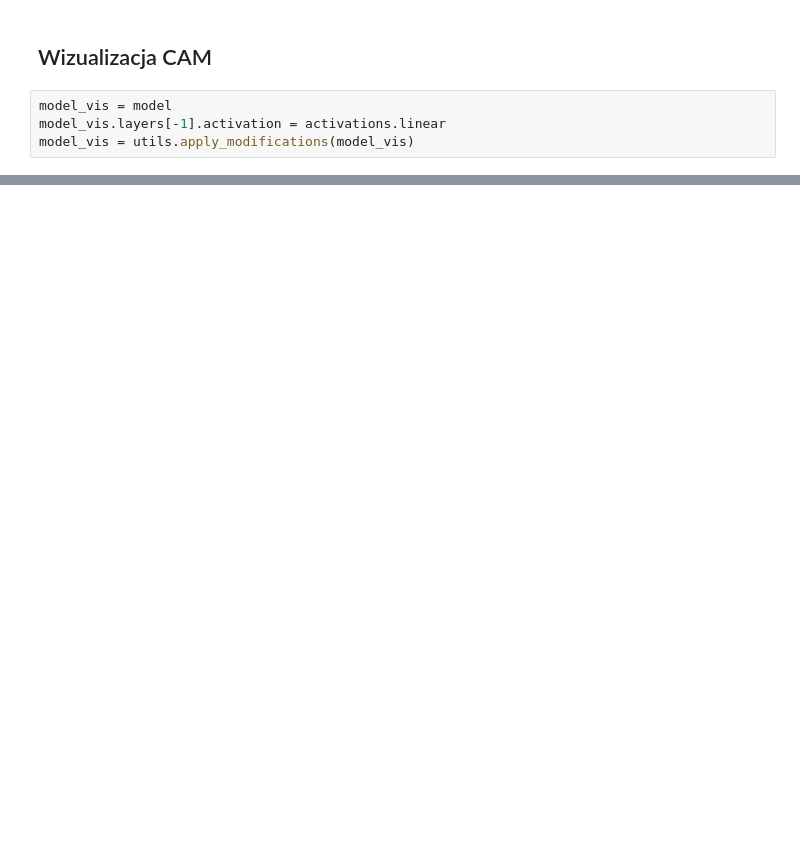
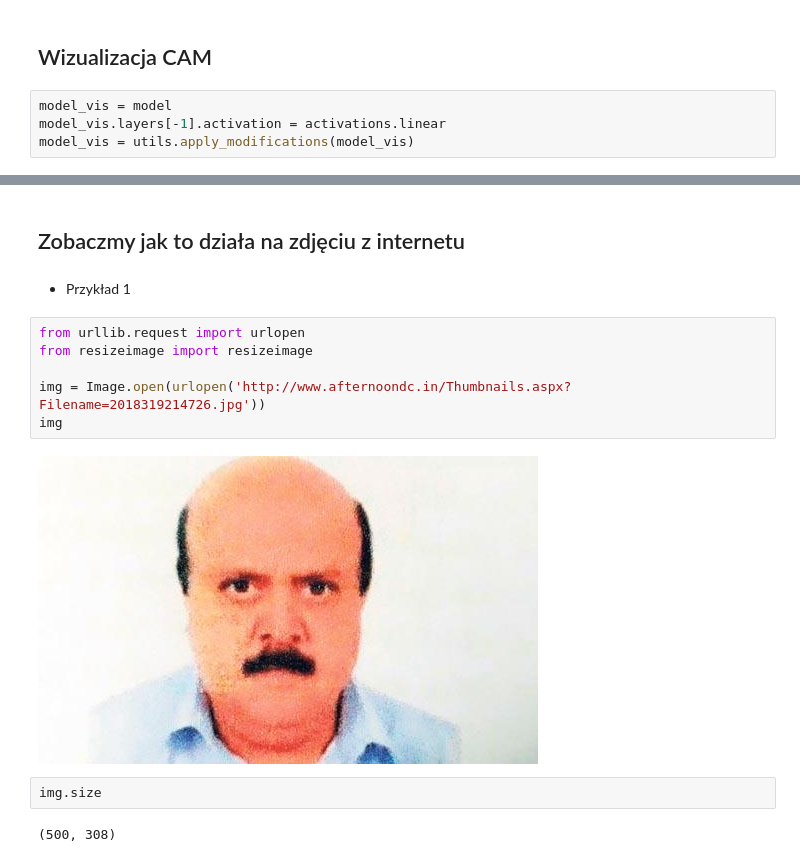
Before and after one commit to Feridum/AI-Workshop-polsl, a Jupyter notebook: notebooks/CelebA-CNN.ipynb, the cells around one changed output, grey strips where cells are left out. Drawn from its saved outputs; the diff is of its cells as text; blank space fills up the shorter version.

```diff
--- a/notebooks/CelebA-CNN.ipynb
+++ b/notebooks/CelebA-CNN.ipynb
@@ -315,0 +322,16 @@ plt.show()
+# %% [markdown]
+## Zobaczmy jak to działa na zdjęciu z internetu
+# %% [markdown]
+* Przykład 1
+# %%
+from urllib.request import urlopen
+from resizeimage import resizeimage
+
+img = Image.open(urlopen('http://www.afternoondc.in/Thumbnails.aspx?Filename=2018319214726.jpg'))
+img
+# %% [output]
+[figure, added]
+# %%
+img.size
+# %% [output]
+(500, 308)
```
Also changed, not shown: parts of 16 cells of this notebook, 2 other files.
